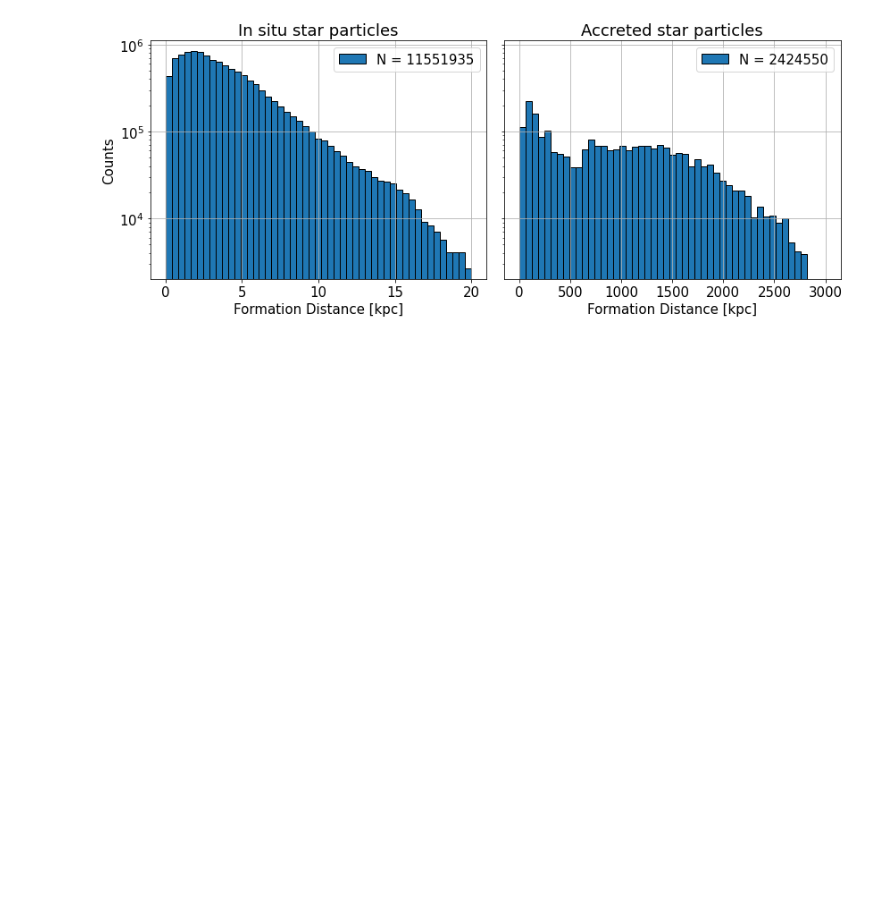
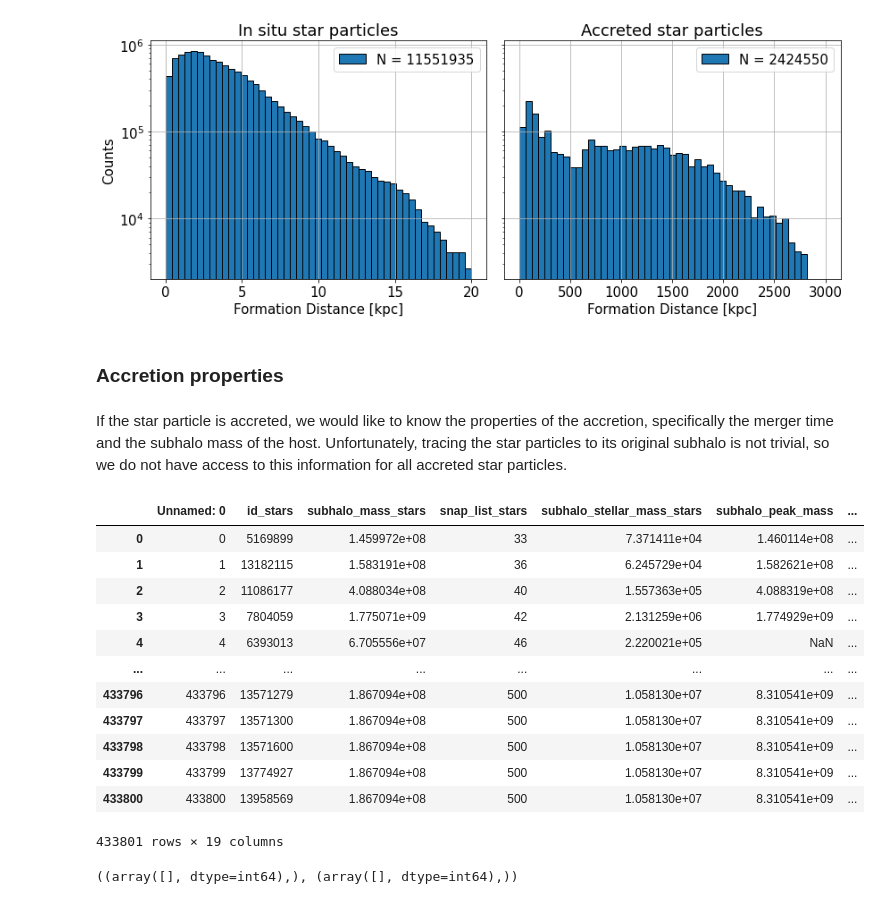
Before and after one commit to trivnguyen/gaia_merger_classification, a Jupyter notebook: label_star_particles.ipynb, the cells around one changed output. Cells and saved outputs as stored; diff of their text form; code cells hidden in the pictures; blank space fills up the shorter version.

```diff
--- a/label_star_particles.ipynb
+++ b/label_star_particles.ipynb
@@ -120,3 +132,45 @@ with h5py.File('star_particle_labels.h5', 'w') as f:
 #          'formation distance threshold: {:d} kpc'.format(thres)
 # np.savetxt('star_particle_labels.txt', labels, fmt='%.d',
 #            header=header, encoding='UTF-8')
+# %% [markdown]
+### Accretion properties
+# %% [markdown]
+If the star particle is accreted, we would like to know the properties of the accretion, specifically the merger time and the subhalo mass of the host. Unfortunately, tracing the star particles to its original subhalo is not trivial, so we do not have access to this information for all accreted star particles.
+# %%
+# use pandas to read CSV tabel with the accretion history of stars
+df = pd.read_csv('stars_accretion_history_m12i.csv')
+df
+# %% [output]
+|  | Unnamed: 0 | id_stars | subhalo_mass_stars | snap_list_stars | subhalo_stellar_mass_stars | subhalo_peak_mass | ... |
+| 0 | 0 | 5169899 | 1.459972e+08 | 33 | 7.371411e+04 | 1.460114e+08 | ... |
+| 1 | 1 | 13182115 | 1.583191e+08 | 36 | 6.245729e+04 | 1.582621e+08 | ... |
+| 2 | 2 | 11086177 | 4.088034e+08 | 40 | 1.557363e+05 | 4.088319e+08 | ... |
+| 3 | 3 | 7804059 | 1.775071e+09 | 42 | 2.131259e+06 | 1.774929e+09 | ... |
+| 4 | 4 | 6393013 | 6.705556e+07 | 46 | 2.220021e+05 | NaN | ... |
+| ... | ... | ... | ... | ... | ... | ... | ... |
+| 433796 | 433796 | 13571279 | 1.867094e+08 | 500 | 1.058130e+07 | 8.310541e+09 | ... |
+| 433797 | 433797 | 13571300 | 1.867094e+08 | 500 | 1.058130e+07 | 8.310541e+09 | ... |
+| 433798 | 433798 | 13571600 | 1.867094e+08 | 500 | 1.058130e+07 | 8.310541e+09 | ... |
+| 433799 | 433799 | 13774927 | 1.867094e+08 | 500 | 1.058130e+07 | 8.310541e+09 | ... |
+| 433800 | 433800 | 13958569 | 1.867094e+08 | 500 | 1.058130e+07 | 8.310541e+09 | ... |
+433801 rows × 19 columns
+# %%
+# read in properties of interest
+# this includes: mass properties of the subhalo and redshift
+properties = ['id_stars', 'subhalo_mass_stars', 'subhalo_peak_mass', 'subhalo_stellar_mass_stars',
+              'redshift_stars']
+temp = df[properties].to_numpy()
+data = {}
+for i, prop in enumerate(properties):
+    data[prop] = temp[:, i]
+
+# below 10^9 solar mass, FIRE does not have sufficient mass resolution,
+# so we want to consider only stars with subhalo mass above 10^9
+mask = (data['subhalo_mass_stars'] > 1e9)
+for k, v, in data.items():
+    data[k] = v[mask]
+
+# check if redshift and subhalo mass is available for all stars
+np.where(np.isnan(data['redshift_stars'])), np.where(np.isnan(data['subhalo_mass_stars']))
+# %% [output]
+((array([], dtype=int64),), (array([], dtype=int64),))
```
Also changed, not shown: parts of 9 cells of this notebook, 3 other files.
